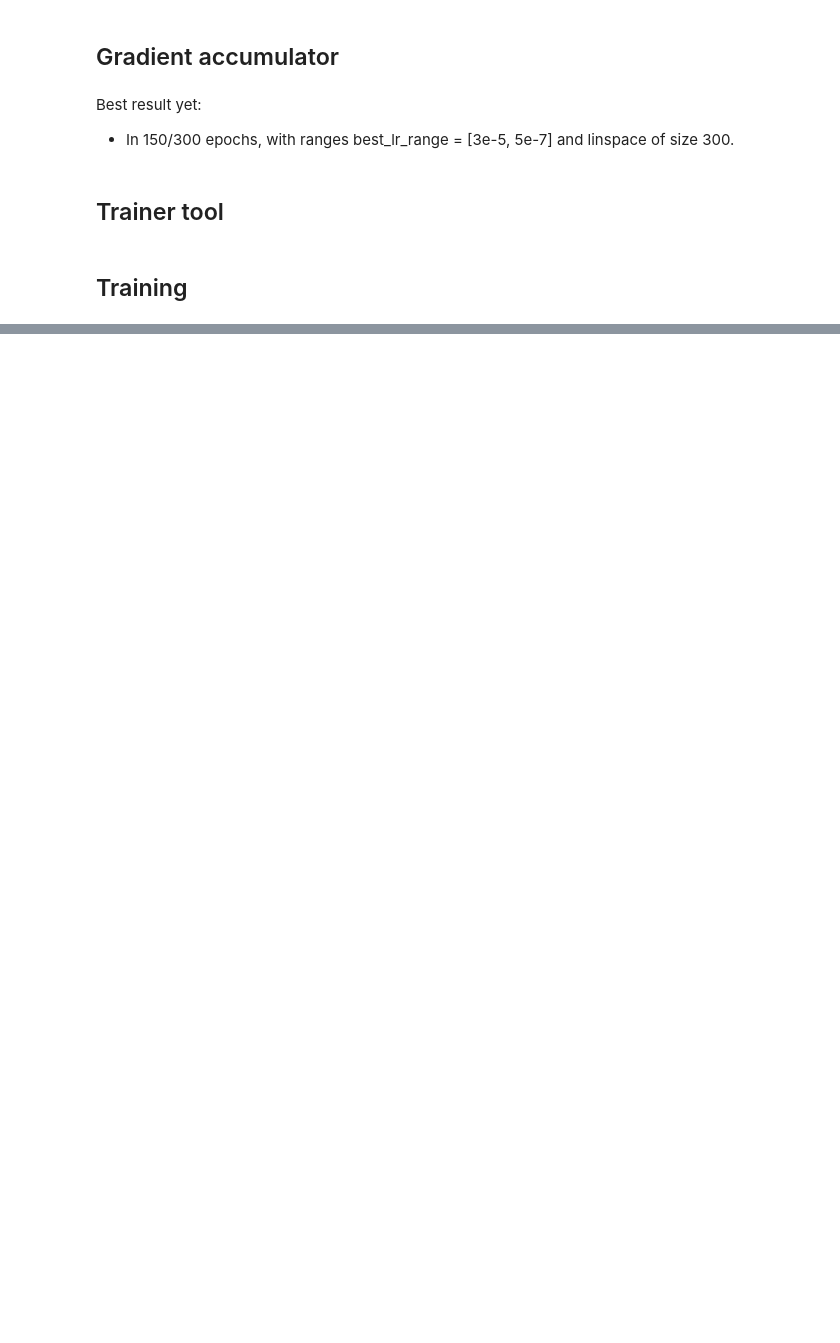
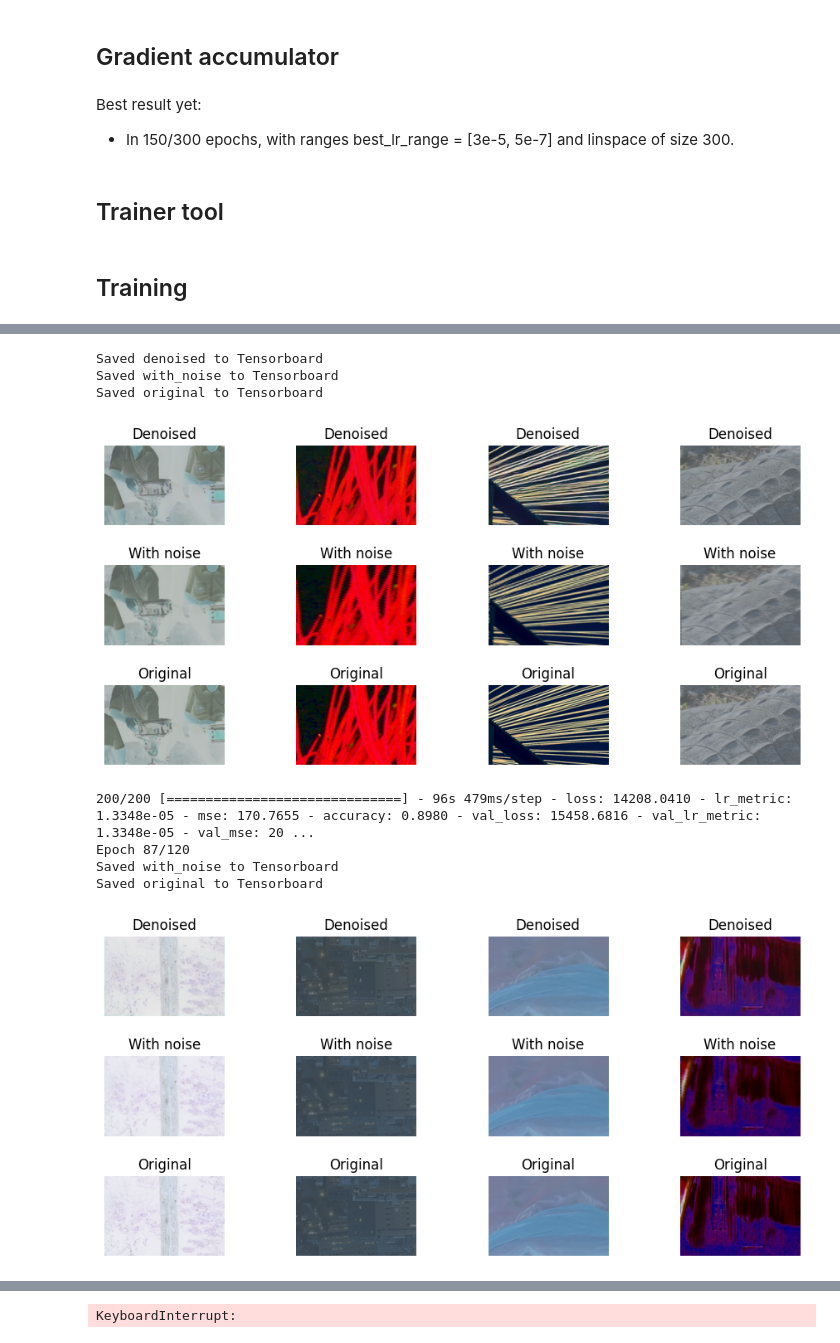
Before and after one commit to pfernandom/super-resolution-gan, a Jupyter notebook: prepa-autoencoder.ipynb, the cells around one changed output, grey strips where cells are left out. Saved outputs shown, nothing was run; the diff lists cells and outputs as text; code cells hidden in the pictures; blank space fills up the shorter version.

```diff
--- a/prepa-autoencoder.ipynb
+++ b/prepa-autoencoder.ipynb
@@ -655,11 +391,12 @@ def conv(filters, kernel_size, strides, norm=False, use_init = True, use_bias=Tr
 
 
 class Resblock(tf.keras.layers.Layer):
-    def __init__(self, filters, kernel_size, config=None, *args, **kwargs):
+    def __init__(self, filters, kernel_size, config=None, activation="relu", *args, **kwargs):
         super(Resblock, self).__init__(*args, **kwargs)
         self.filters = filters
         self.kernel_size = kernel_size
         self.config = config
+        self.activation = activation
 
     def get_config(self):
         config = super().get_config()
@@ -667,16 +404,16 @@ class Resblock(tf.keras.layers.Layer):
             "filters": self.filters,
             "kernel_size": self.kernel_size,
             "conv_size": 3,
-            "res_activation": "relu",
+            "res_activation": self.activation,
         })
         return config
 
     def build(self, input_shape):
-        self.conv1 = conv(self.filters, kernel_size=self.kernel_size, strides=1, config=self.config)
-        self.conv2 = conv(self.filters, kernel_size=self.kernel_size, strides=1, config=self.config)
-        self.conv3 = conv(self.filters, kernel_size=self.kernel_size, strides=1, config=self.config)
+        self.conv1 = conv(self.filters, kernel_size=self.kernel_size, strides=1, activation=self.activation, config=self.config)
+        self.conv2 = conv(self.filters, kernel_size=self.kernel_size, strides=1, activation=self.activation, config=self.config)
+        self.conv3 = conv(self.filters, kernel_size=self.kernel_size, strides=1, activation=self.activation, config=self.config)
         self.add = layers.Add()
-        self.activation = layers.Activation('relu', dtype=tf.float16)
+        self.activation = layers.Activation(self.activation, dtype=tf.float16)
 
     def call(self, inputs):
         x = self.conv1(inputs)
@@ -1343,0 +1467,56 @@ print(f"ploss saturation: {losss(img1, sat)}")
+# %%
+epochs = 120
+lr = 1e-4
+# lr = 1e-7
+# model_name = "aenc/small_v7"
+model_name = "aenc/small_v8"
+output_shape = (120, 180)
+
+def scheduler(epoch, lr):
+    if epoch < 25:
+        return 2e-05
+    elif epoch < 50:
+        return 1e-06
+    else:
+        return 1e-07
+# .withLRRange([lr])\
+# .withLRScheduler(tf.keras.callbacks.LearningRateScheduler(scheduler))\
+
+
+train_config = TrainingConfig(dropout_rate=0.1,
+                 ff_dropout_rate=0.2,
+                 kernel_regularizer = tf.keras.regularizers.L2(1e-2),
+                 learning_rate=[lr],
+                optimizer="adam")
+
+Trainer(model_name, output_shape)\
+    .withVersion(1.2)\
+    .withLRRange([lr])\
+    .withTensorboard("prepa_autencoder_logs")\
+    .withReduceLROnPlateau(
+                monitor='val_loss',
+                factor=0.75,
+                patience=5,
+                cooldown=1,
+                min_lr=1e-7)\
+    .withSaveModel("ae")\
+    .withOptimizer(train_config.optimizer)\
+    .onAfterTrain(save_layers(["decoder_small"], ['./weights/decoder_small']))\
+    .train(
+        build_ae_1(train_config, encoder_trainable=True),
+        div2k_ds("train", output_shape).batch(4),
+        div2k_ds("validation", output_shape).batch(2),
+        epochs,
+        lr,
+        load_checkpoint=False,
+        config=train_config)
+# %% [output]
+Saved denoised to Tensorboard
+Saved with_noise to Tensorboard
+Saved original to Tensorboard
+[figure, added]
+200/200 [==============================] - 96s 479ms/step - loss: 14208.0410 - lr_metric: 1.3348e-05 - mse: 170.7655 - accuracy: 0.8980 - val_loss: 15458.6816 - val_lr_metric: 1.3348e-05 - val_mse: 20 ...
+Epoch 87/120
+Saved with_noise to Tensorboard
+Saved original to Tensorboard
+[figure, added]
@@ -1343,0 +1525 @@ print(f"ploss saturation: {losss(img1, sat)}")
+KeyboardInterrupt:
```
Also changed, not shown: parts of 51 cells of this notebook, 3 other files.
